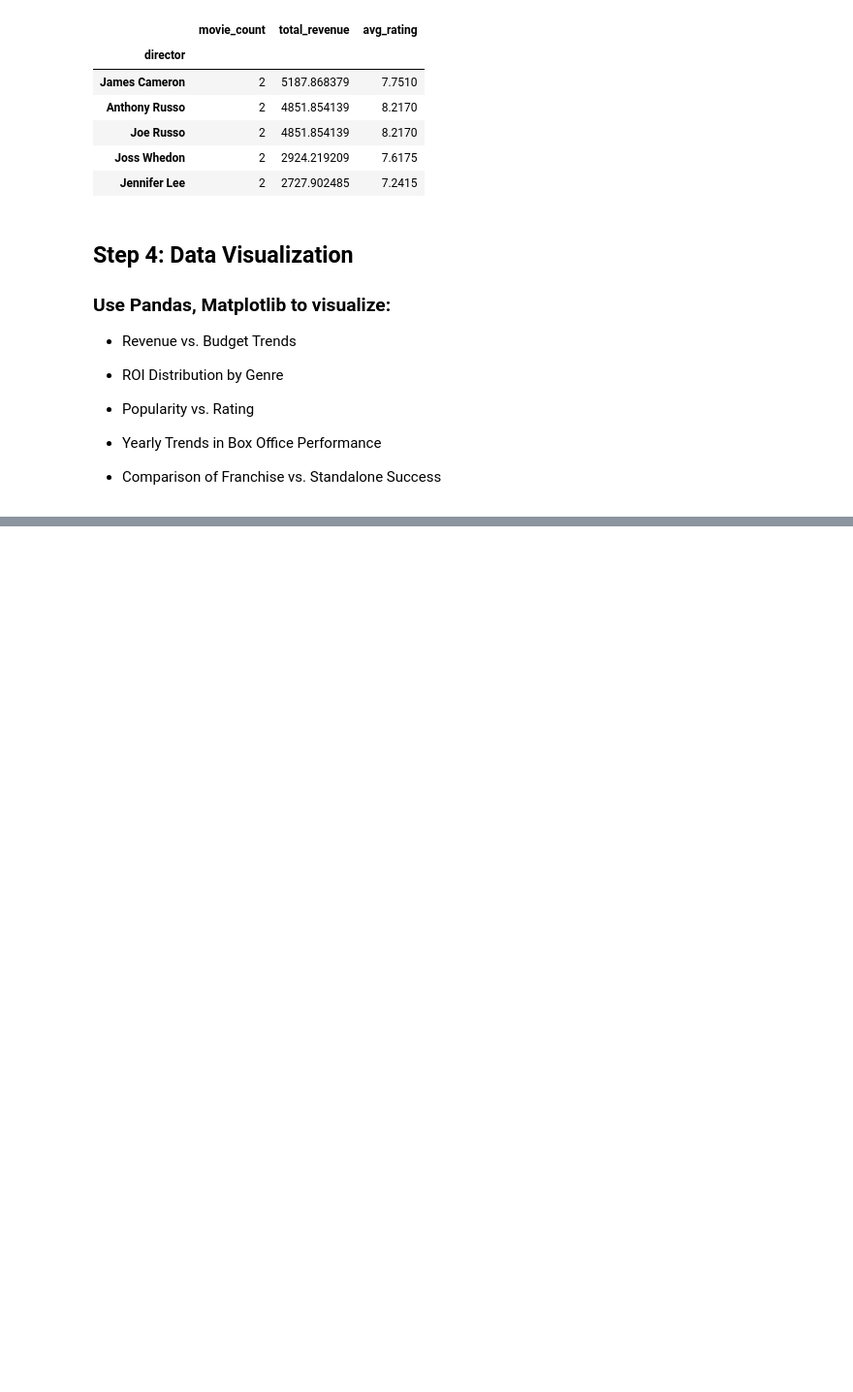
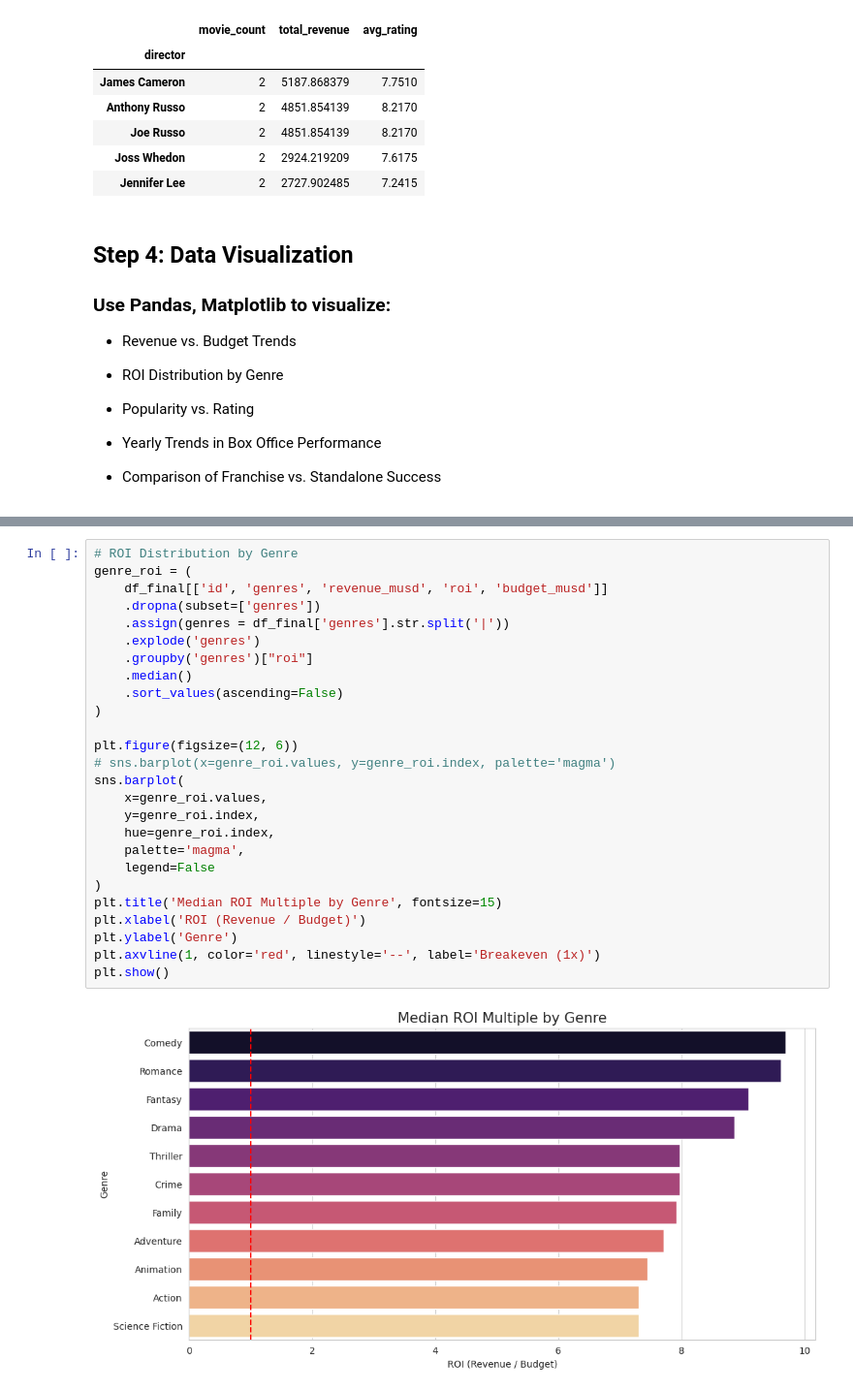
Before and after one commit to hubiverse/amalitech-de-labs, a Jupyter notebook: tmdb_movie/main.ipynb, the cells around one changed output, grey strips where cells are left out. Shown at 97% size. Saved outputs shown, nothing was run; the diff lists cells and outputs as text; blank space fills up the shorter version.

```diff
--- a/tmdb_movie/main.ipynb
+++ b/tmdb_movie/main.ipynb
@@ -732,0 +769,28 @@ top_directors
+# %%
+# ROI Distribution by Genre
+genre_roi = (
+    df_final[['id', 'genres', 'revenue_musd', 'roi', 'budget_musd']]
+    .dropna(subset=['genres'])
+    .assign(genres = df_final['genres'].str.split('|'))
+    .explode('genres')
+    .groupby('genres')["roi"]
+    .median()
+    .sort_values(ascending=False)
+)
+
+plt.figure(figsize=(12, 6))
+# sns.barplot(x=genre_roi.values, y=genre_roi.index, palette='magma')
+sns.barplot(
+    x=genre_roi.values,
+    y=genre_roi.index,
+    hue=genre_roi.index,
+    palette='magma',
+    legend=False
+)
+plt.title('Median ROI Multiple by Genre', fontsize=15)
+plt.xlabel('ROI (Revenue / Budget)')
+plt.ylabel('Genre')
+plt.axvline(1, color='red', linestyle='--', label='Breakeven (1x)')
+plt.show()
+# %% [output]
+[figure, added]
```
Also changed, not shown: parts of 8 cells of this notebook, 1 other file.
